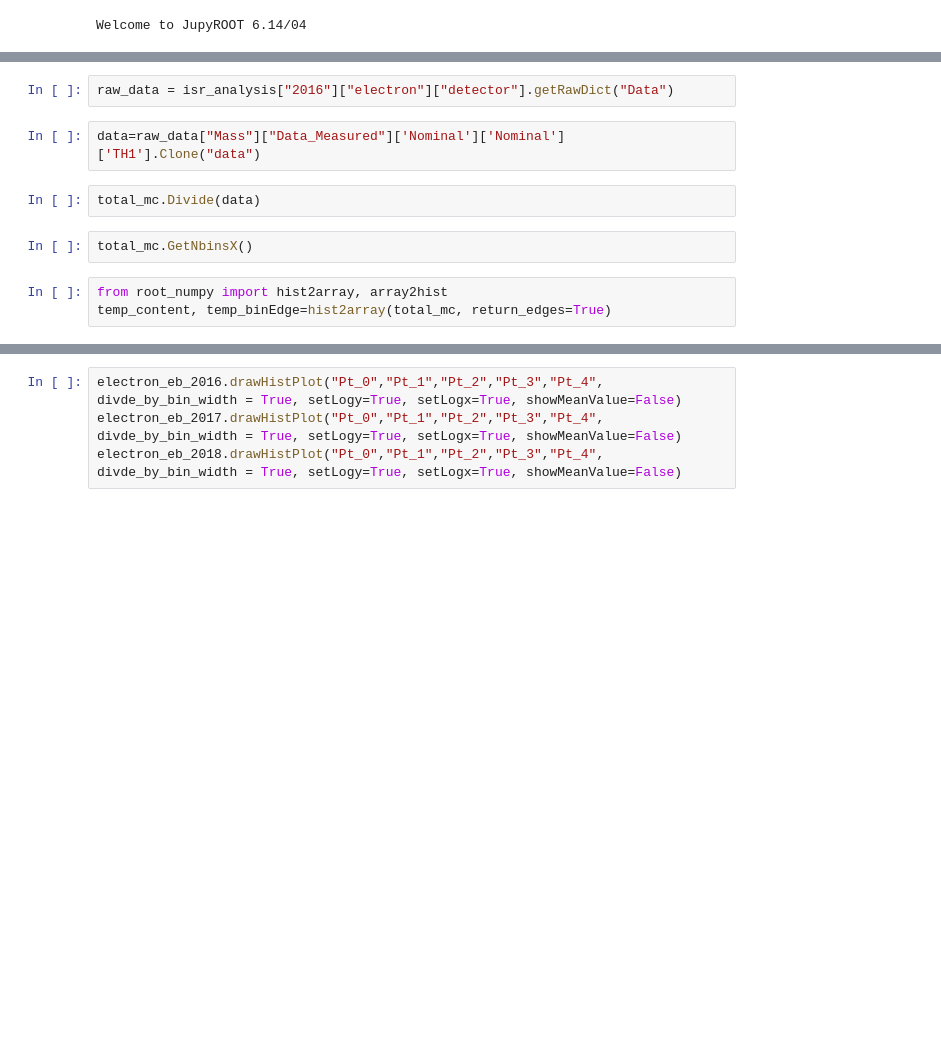
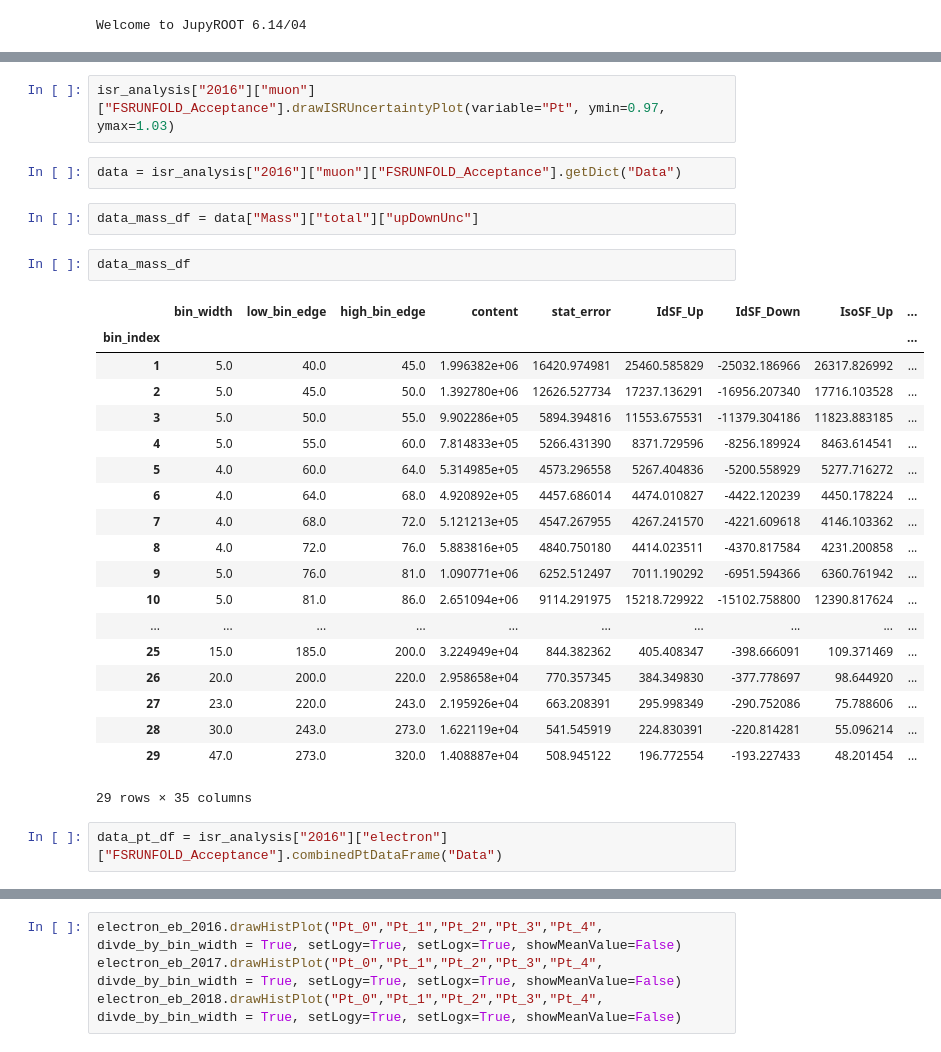
Before and after one commit to jhkim06/ISRAnalysis, a Jupyter notebook: ISRPlotter.ipynb, the cells around one changed output, grey strips where cells are left out. Drawn from its saved outputs; the diff is of its cells as text; blank space fills up the shorter version.

```diff
--- a/ISRPlotter.ipynb
+++ b/ISRPlotter.ipynb
@@ -64,11 +106,30 @@ total_mc = raw_mc["Mass"]['total']['Nominal']['Nominal']['TH1'].Clone("total_mc"
+# %%
+isr_analysis["2016"]["muon"]["FSRUNFOLD_Acceptance"].drawISRUncertaintyPlot(variable="Pt", ymin=0.97, ymax=1.03)
+# %%
+data = isr_analysis["2016"]["muon"]["FSRUNFOLD_Acceptance"].getDict("Data")
+# %%
+data_mass_df = data["Mass"]["total"]["upDownUnc"]
+# %%
+data_mass_df
+# %% [output]
+|  | bin_width | low_bin_edge | high_bin_edge | content | stat_error | IdSF_Up | IdSF_Down | IsoSF_Up | ... |
+| bin_index |  |  |  |  |  |  |  |  | ... |
+| 1 | 5.0 | 40.0 | 45.0 | 1.996382e+06 | 16420.974981 | 25460.585829 | -25032.186966 | 26317.826992 | ... |
+| 2 | 5.0 | 45.0 | 50.0 | 1.392780e+06 | 12626.527734 | 17237.136291 | -16956.207340 | 17716.103528 | ... |
+| 3 | 5.0 | 50.0 | 55.0 | 9.902286e+05 | 5894.394816 | 11553.675531 | -11379.304186 | 11823.883185 | ... |
+| 4 | 5.0 | 55.0 | 60.0 | 7.814833e+05 | 5266.431390 | 8371.729596 | -8256.189924 | 8463.614541 | ... |
+| 5 | 4.0 | 60.0 | 64.0 | 5.314985e+05 | 4573.296558 | 5267.404836 | -5200.558929 | 5277.716272 | ... |
+| 6 | 4.0 | 64.0 | 68.0 | 4.920892e+05 | 4457.686014 | 4474.010827 | -4422.120239 | 4450.178224 | ... |
+| 7 | 4.0 | 68.0 | 72.0 | 5.121213e+05 | 4547.267955 | 4267.241570 | -4221.609618 | 4146.103362 | ... |
+| 8 | 4.0 | 72.0 | 76.0 | 5.883816e+05 | 4840.750180 | 4414.023511 | -4370.817584 | 4231.200858 | ... |
+| 9 | 5.0 | 76.0 | 81.0 | 1.090771e+06 | 6252.512497 | 7011.190292 | -6951.594366 | 6360.761942 | ... |
+| 10 | 5.0 | 81.0 | 86.0 | 2.651094e+06 | 9114.291975 | 15218.729922 | -15102.758800 | 12390.817624 | ... |
+| ... | ... | ... | ... | ... | ... | ... | ... | ... | ... |
+| 25 | 15.0 | 185.0 | 200.0 | 3.224949e+04 | 844.382362 | 405.408347 | -398.666091 | 109.371469 | ... |
+| 26 | 20.0 | 200.0 | 220.0 | 2.958658e+04 | 770.357345 | 384.349830 | -377.778697 | 98.644920 | ... |
+| 27 | 23.0 | 220.0 | 243.0 | 2.195926e+04 | 663.208391 | 295.998349 | -290.752086 | 75.788606 | ... |
+| 28 | 30.0 | 243.0 | 273.0 | 1.622119e+04 | 541.545919 | 224.830391 | -220.814281 | 55.096214 | ... |
+| 29 | 47.0 | 273.0 | 320.0 | 1.408887e+04 | 508.945122 | 196.772554 | -193.227433 | 48.201454 | ... |
+29 rows × 35 columns
 # %%
-raw_data = isr_analysis["2016"]["electron"]["detector"].getRawDict("Data")
+data_pt_df = isr_analysis["2016"]["electron"]["FSRUNFOLD_Acceptance"].combinedPtDataFrame("Data")
-# %%
-data=raw_data["Mass"]["Data_Measured"]['Nominal']['Nominal']['TH1'].Clone("data")
-# %%
-total_mc.Divide(data)
-# %%
-total_mc.GetNbinsX()
-# %%
-from root_numpy import hist2array, array2hist
-temp_content, temp_binEdge=hist2array(total_mc, return_edges=True)
```
Also changed, not shown: parts of 28 cells of this notebook, 23 other files.
